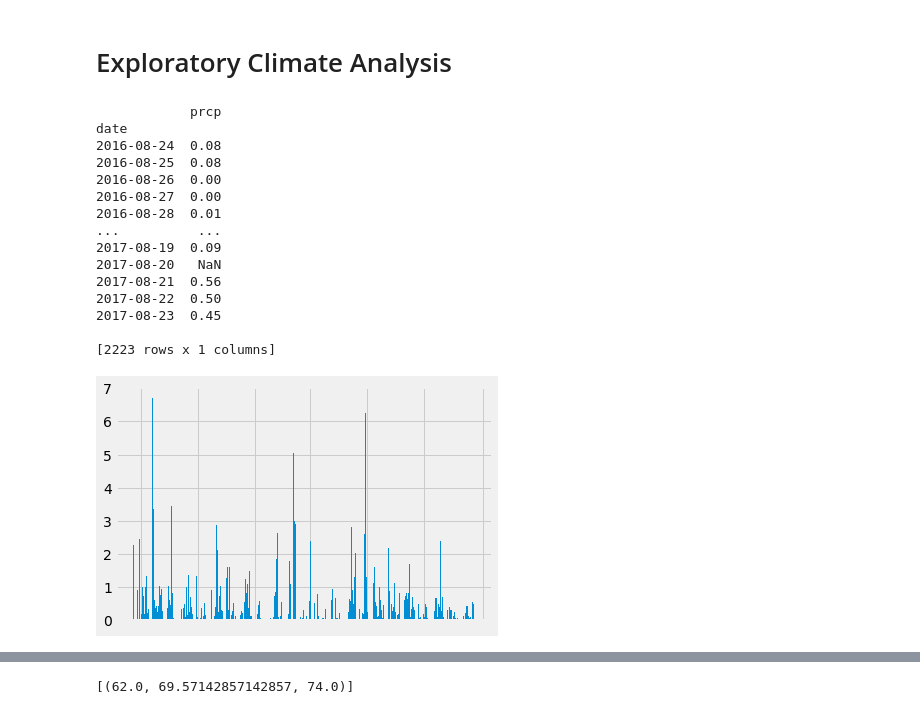
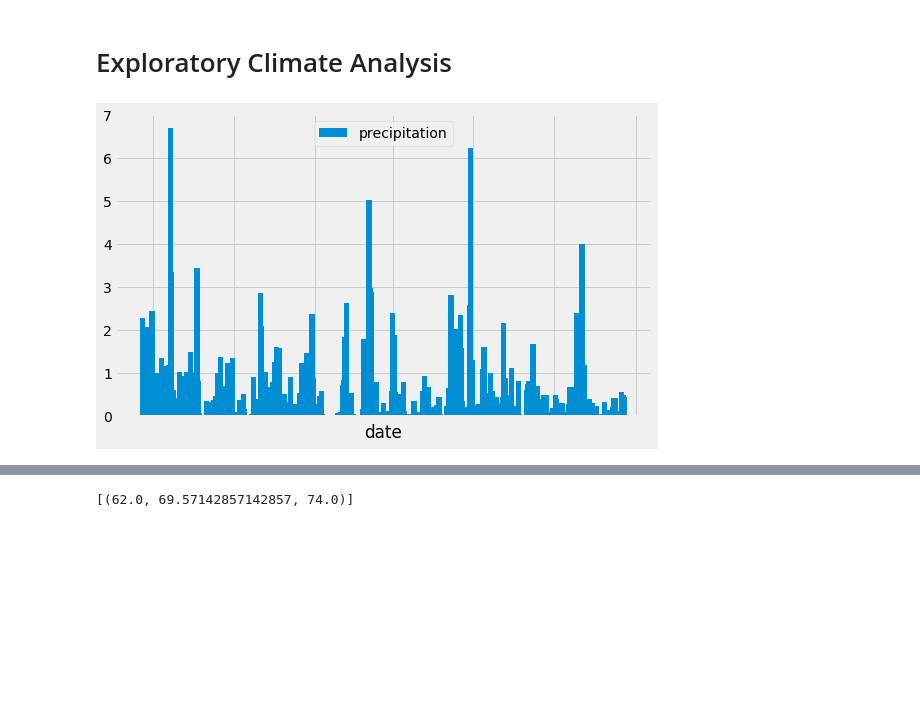
Before and after one commit to jeffreyb92/sqlalchemy-challenge, a Jupyter notebook: climate_starter.ipynb, the cells around one changed output, grey strips where cells are left out. Cells and saved outputs as stored; diff of their text form; code cells hidden in the pictures; blank space fills up the shorter version.

Commit message:
stats done and second chart almost done

```diff
--- a/climate_starter.ipynb
+++ b/climate_starter.ipynb
@@ -52,41 +52,29 @@ tobs FLOAT
 # %%
 # Design a query to retrieve the last 12 months of precipitation data and plot the results
 # Calculate the date 1 year ago from the last data point in the database
 last_year = session.query(Measurement.date, Measurement.prcp).filter(Measurement.date > '2016-08-23')
 # for year in last_year:
 #     print(year)
 
 # Perform a query to retrieve the data and precipitation scores
 last_year_data = pd.DataFrame(last_year)
+
 # Save the query results as a Pandas DataFrame and set the index to the date column
 last_year_data['date'] = pd.to_datetime(last_year_data.date)
 
+# Sort the dataframe by date
 last_year_data.sort_values(by='date')
-# Sort the dataframe by date
 last_year_data.set_index('date', inplace=True)
-# last_year_data = last_year_data.sort(by='date')
 # print(last_year_data)
+
 # Use Pandas Plotting with Matplotlib to plot the data
-plt.bar(last_year_data.index, last_year_data['prcp'])
-# plt.legend(True)
+plt.figure(figsize=(8,5))
+plt.bar(last_year_data.index, last_year_data['prcp'], width=4, label="precipitation")
+plt.legend(loc='upper center')
+plt.xlabel('date')
 plt.grid(True)
-# last_year_data.plot(kind='bar', grid=True, ylim=(-0.25, 7))
 plt.axes().axes.get_xaxis().set_ticklabels([])
+plt.tight_layout(pad = 1)
 plt.show()
 # %% [output]
-            prcp
-date
-2016-08-24  0.08
-2016-08-25  0.08
-2016-08-26  0.00
-2016-08-27  0.00
-2016-08-28  0.01
-...          ...
-2017-08-19  0.09
-2017-08-20   NaN
-2017-08-21  0.56
-2017-08-22  0.50
-2017-08-23  0.45
-
-[2223 rows x 1 columns]
-[figure, old version]
+[figure, new version]
```
Also changed, not shown: parts of 8 cells of this notebook.
